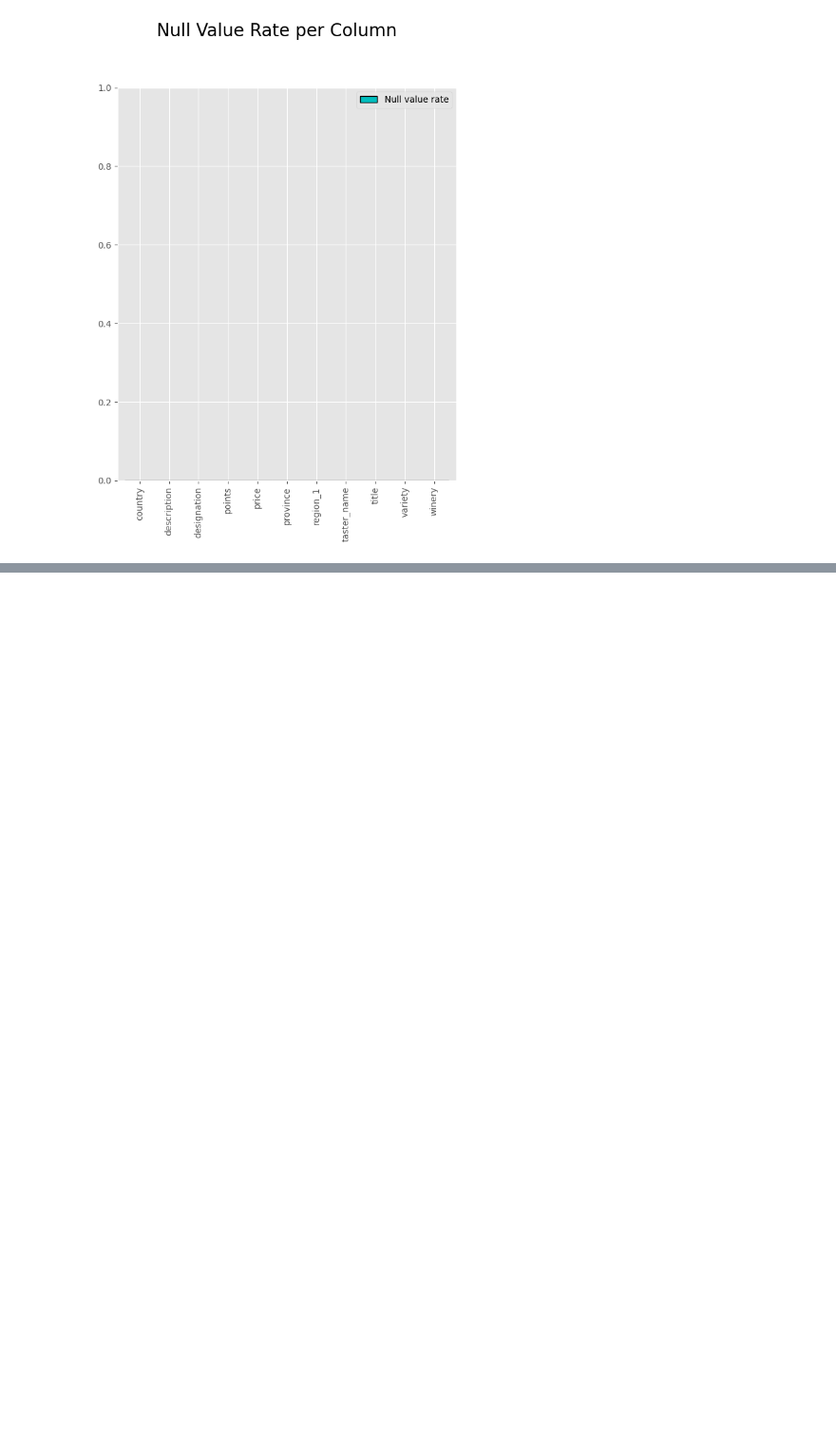
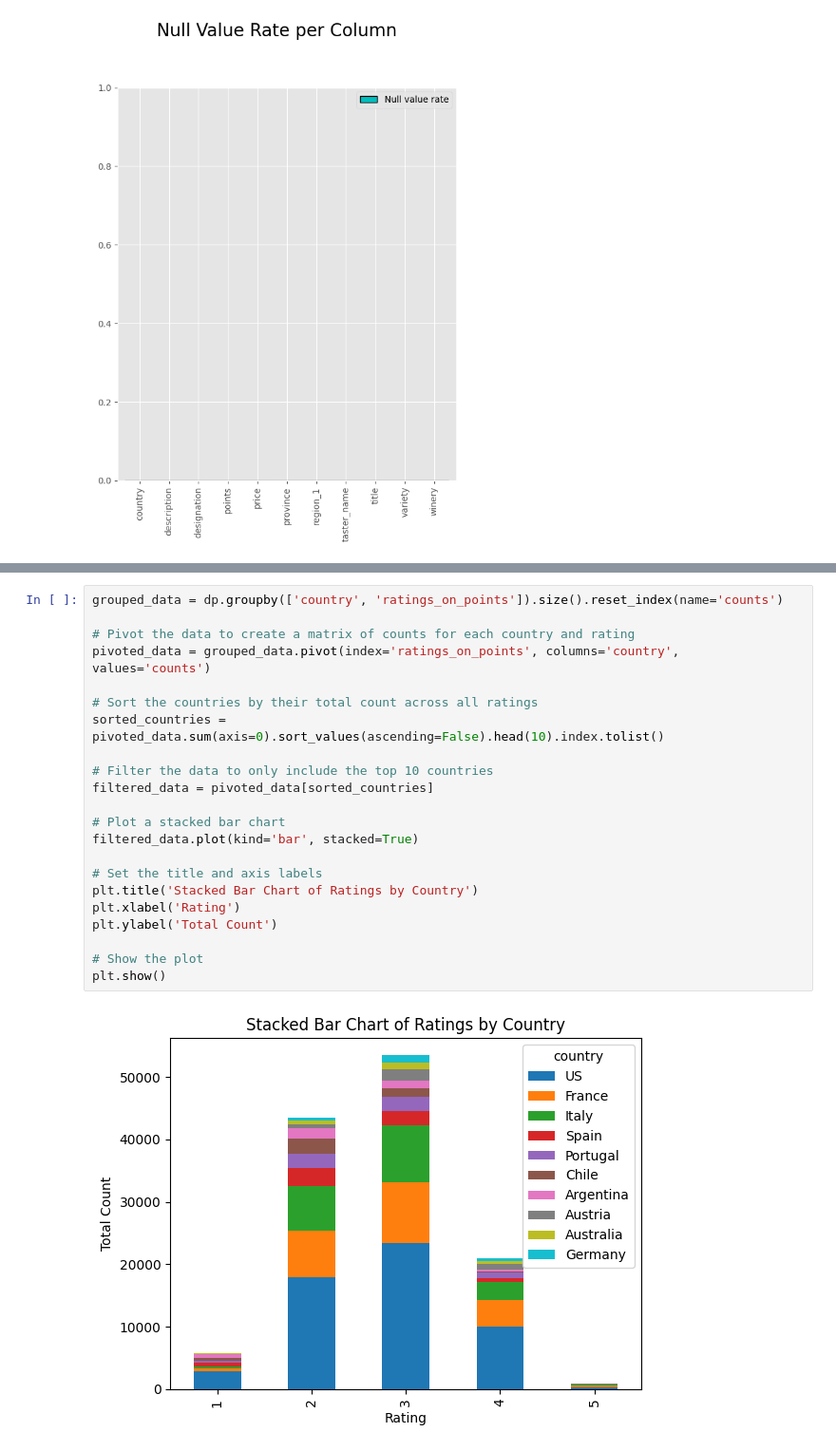
Before and after one commit to janmejoykar1807/KagglePracticeProject, a Jupyter notebook: Wine_Enthusiasts.ipynb, the cells around one changed output, grey strips where cells are left out. Shown: that part at 95% size. Cells and saved outputs as stored; diff of their text form; blank space fills up the shorter version.

```diff
--- a/Wine_Enthusiasts.ipynb
+++ b/Wine_Enthusiasts.ipynb
@@ -391,0 +454,24 @@ new_df.head()
+# %%
+grouped_data = dp.groupby(['country', 'ratings_on_points']).size().reset_index(name='counts')
+
+# Pivot the data to create a matrix of counts for each country and rating
+pivoted_data = grouped_data.pivot(index='ratings_on_points', columns='country', values='counts')
+
+# Sort the countries by their total count across all ratings
+sorted_countries = pivoted_data.sum(axis=0).sort_values(ascending=False).head(10).index.tolist()
+
+# Filter the data to only include the top 10 countries
+filtered_data = pivoted_data[sorted_countries]
+
+# Plot a stacked bar chart
+filtered_data.plot(kind='bar', stacked=True)
+
+# Set the title and axis labels
+plt.title('Stacked Bar Chart of Ratings by Country')
+plt.xlabel('Rating')
+plt.ylabel('Total Count')
+
+# Show the plot
+plt.show()
+# %% [output]
+[figure, added]
```
Also changed, not shown: parts of 8 cells of this notebook.
